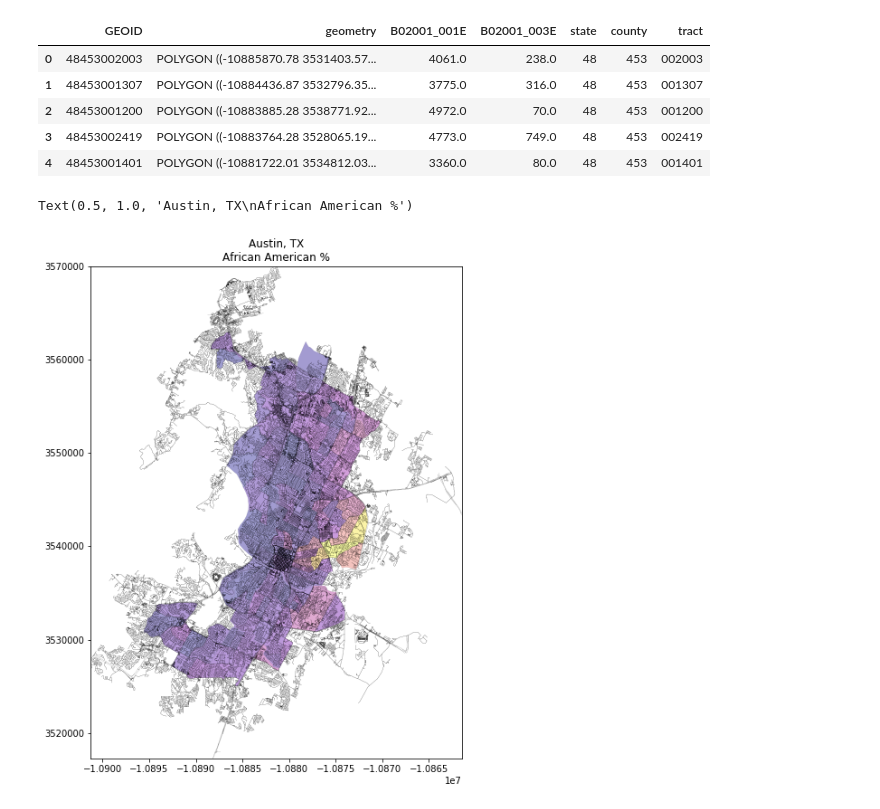
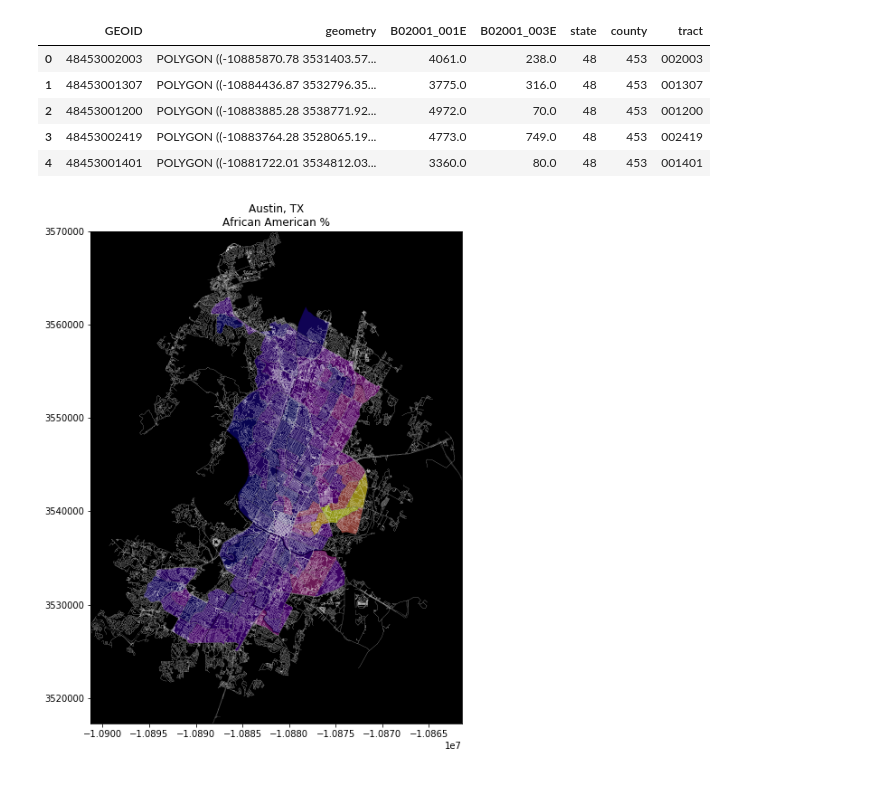
Before and after one commit to cenpy-devs/cenpy, a Jupyter notebook: notebooks/osmnx-and-cenpy.ipynb, the cells around one changed output. Saved outputs shown, nothing was run; the diff lists cells and outputs as text; code cells hidden in the pictures.

```diff
--- a/notebooks/osmnx-and-cenpy.ipynb
+++ b/notebooks/osmnx-and-cenpy.ipynb
@@ -34,10 +34,10 @@ tuc_streets = tuc_streets.to_crs(epsg=3857)
 # %%
 f,ax = plt.subplots(1,1, figsize=(10,10))
 tuc_data.eval('pct_afam = B02001_003E / B02001_001E')\
-        .plot('pct_afam', cmap='plasma', alpha=.4, ax=ax, linewidth=.1, edgecolor='k')
-tuc_streets.plot(linewidth=.1, ax=ax, color='k')
+        .plot('pct_afam', cmap='plasma', alpha=.6, ax=ax, linewidth=.25, edgecolor='k')
+tuc_streets.plot(linewidth=.1, ax=ax, color='w')
 ax.axis(tuc_streets.total_bounds[[0,2,1,3]])
 ax.set_title('Austin, TX\nAfrican American %')
+ax.set_facecolor('k')
 # %% [output]
-Text(0.5, 1.0, 'Austin, TX\nAfrican American %')
-[figure, old version]
+[figure, new version]
```
Also changed, not shown: 1 other file.
